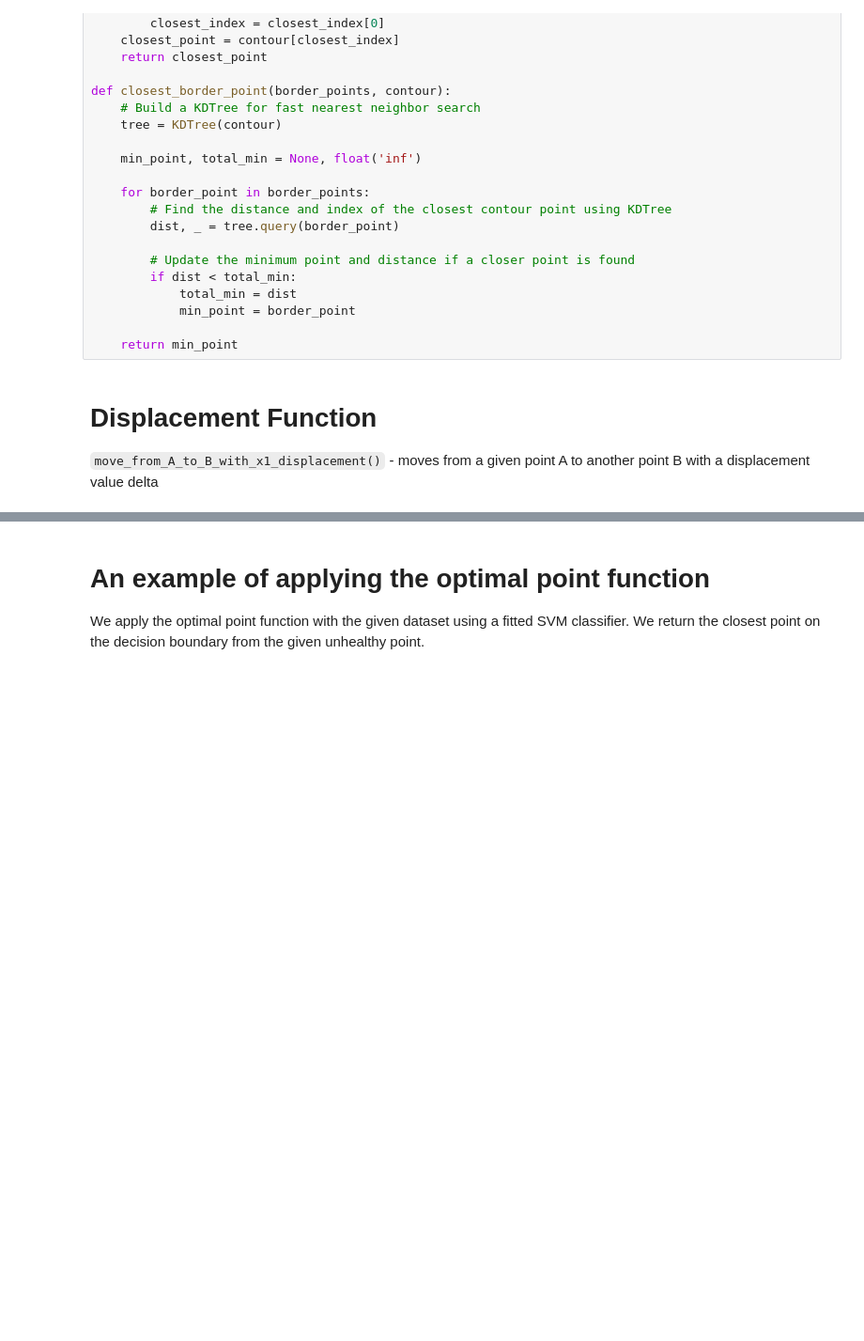
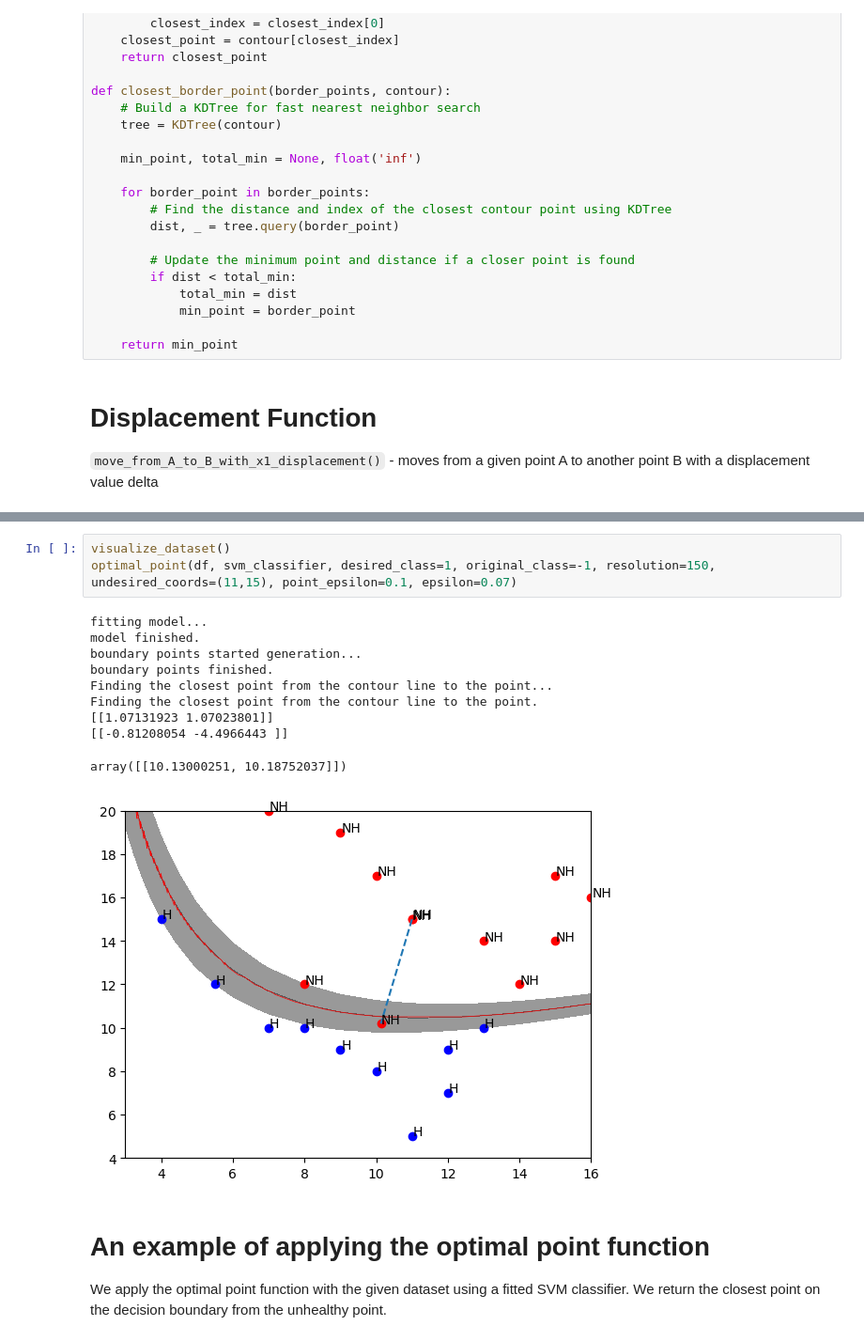
Before and after one commit to dsin85691/SSBA_For_Counterfactuals, a Jupyter notebook: meeting_notebook.ipynb, the cells around one changed output, grey strips where cells are left out. Shown: that part at 94% size. Saved outputs shown, nothing was run; the diff lists cells and outputs as text; blank space fills up the shorter version.

```diff
--- a/meeting_notebook.ipynb
+++ b/meeting_notebook.ipynb
@@ -367,8 +414,22 @@ def optimal_point(dataset, model, desired_class, undesired_coords, resolution=10
     plt.text(optimal_datapt[0][0]+0.002, optimal_datapt[0][1]+0.002, 'NH')
     plt.plot([undesired_datapt[0][0], optimal_datapt[0][0]], [undesired_datapt[0][1],optimal_datapt[0][1]], linestyle='--')
     return optimal_datapt
+# %%
+visualize_dataset()
+optimal_point(df, svm_classifier, desired_class=1, original_class=-1, resolution=150, undesired_coords=(11,15), point_epsilon=0.1, epsilon=0.07)
+# %% [output]
+fitting model...
+model finished.
+boundary points started generation...
+boundary points finished.
+Finding the closest point from the contour line to the point...
+Finding the closest point from the contour line to the point.
+[[1.07131923 1.07023801]]
+[[-0.81208054 -4.4966443 ]]
+array([[10.13000251, 10.18752037]])
+[figure, added]
 # %% [markdown]
 # An example of applying the optimal point function
 
-We apply the optimal point function with the given dataset using a fitted SVM classifier. We return the closest point on the decision boundary from the given unhealthy point.
+We apply the optimal point function with the given dataset using a fitted SVM classifier. We return the closest point on the decision boundary from the unhealthy point.
 # %%
```
Also changed, not shown: parts of 39 cells of this notebook.
